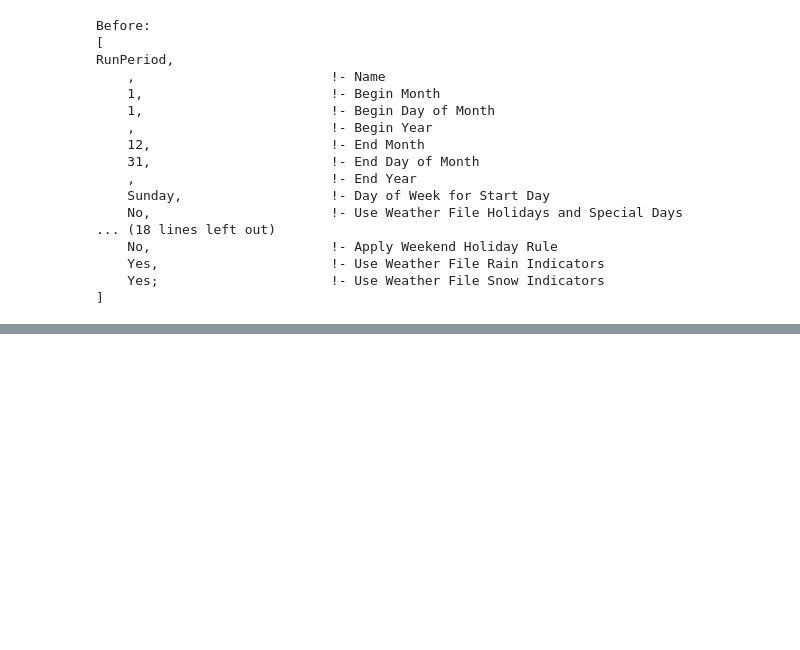
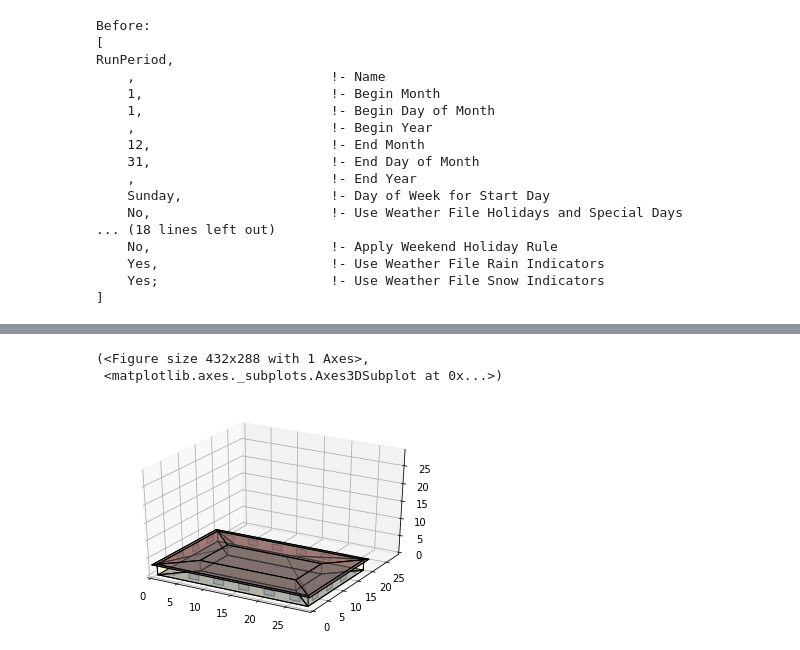
Before and after one commit to LukasFrankenQ/stes_control, a Jupyter notebook: src/lab.ipynb, the cells around one changed output, grey strips where cells are left out. Drawn from its saved outputs; the diff is of its cells as text; code cells hidden in the pictures; blank space fills up the shorter version.

```diff
--- a/src/lab.ipynb
+++ b/src/lab.ipynb
@@ -121,0 +175,18 @@ called Simulation.from_input on a simulation directory that is not empty (dump)
+# %%
+from besos import eppy_funcs as ef
+import besos.sampling as sampling
+from besos.problem import EPProblem
+from besos.evaluator import EvaluatorEP
+from besos.parameters import wwr, RangeParameter, FieldSelector, Parameter
+
+idf_path = os.path.join(os.getcwd(), '..', 'data', 'epm')
+idf_file = os.path.join(idf_path, 'smalloffice.idf')
+
+weather_path = os.path.join(os.getcwd(), '..', 'data', 'weather', 'greatfalls.epw')
+# %%
+building = ef.get_building(idf_file)
+building.view_model()
+# %% [output]
+(<Figure size 432x288 with 1 Axes>,
+ <matplotlib.axes._subplots.Axes3DSubplot at 0x...>)
+[figure, added]
```
Also changed, not shown: parts of 10 cells of this notebook.
